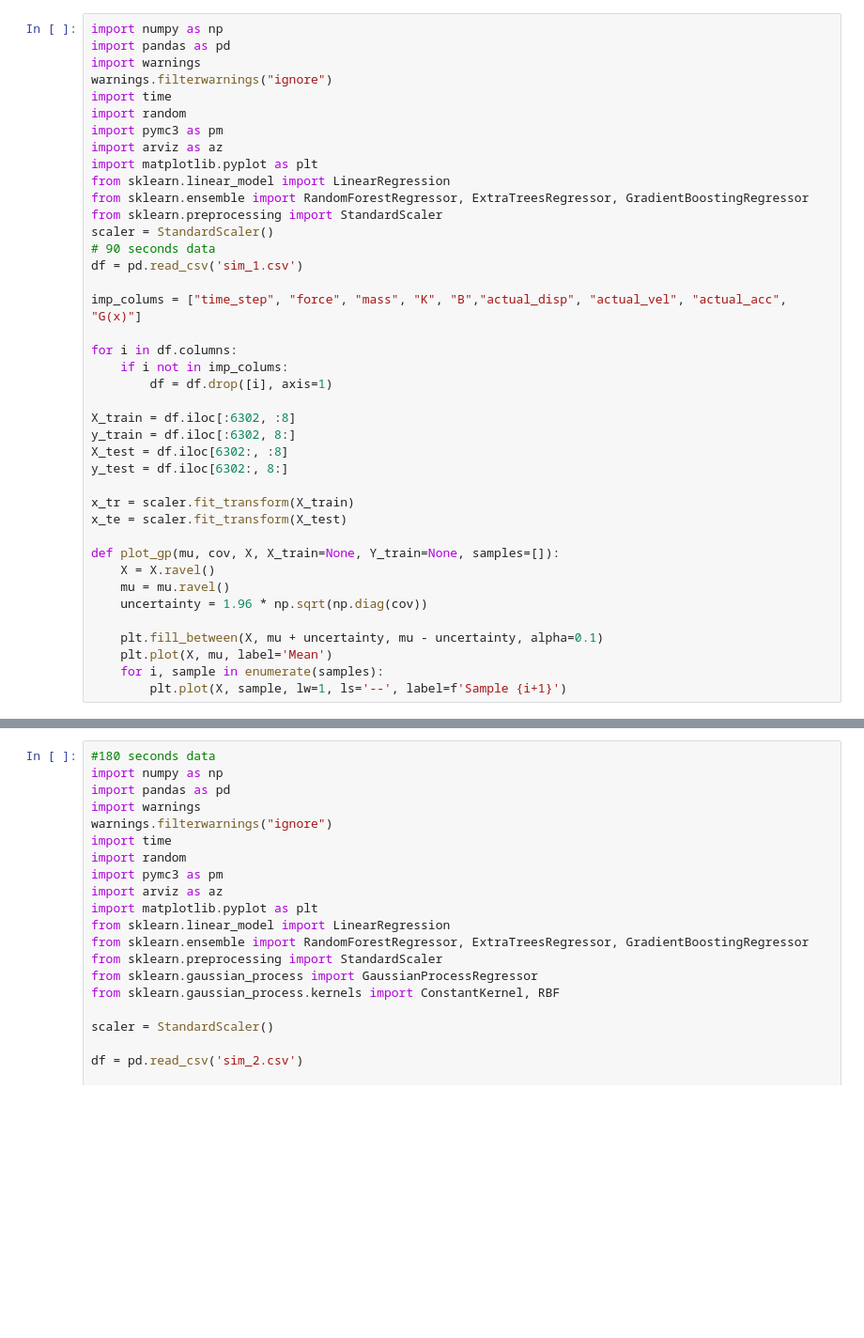
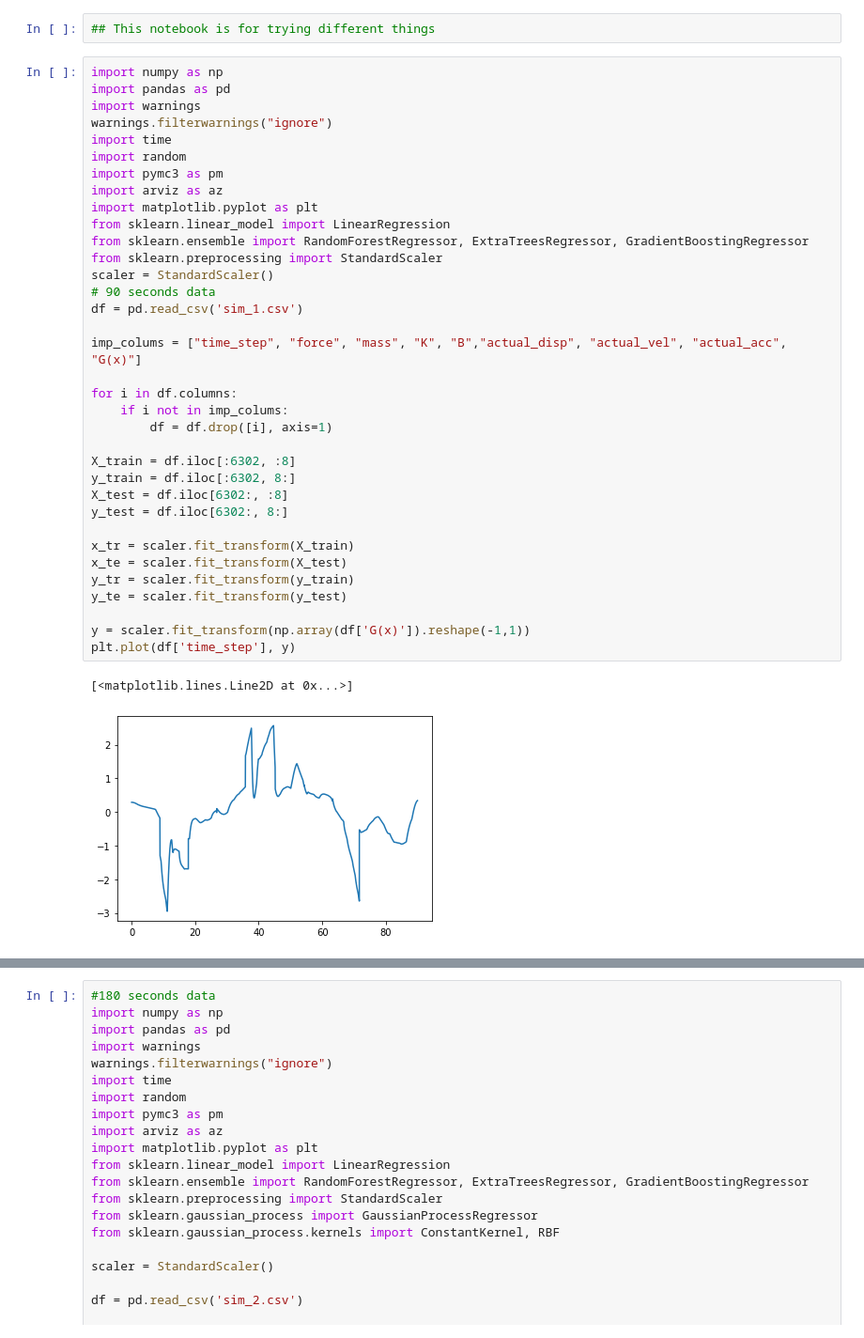
Before and after one commit to bharadwaj1098/Auto, a Jupyter notebook: model.ipynb, the cells around one changed output, grey strips where cells are left out. Shown at 94% size. Cells and saved outputs as stored; diff of their text form; blank space fills up the shorter version.

Commit message:
gp done on 2 different sim's

```diff
--- a/model.ipynb
+++ b/model.ipynb
@@ -1,40 +1,40 @@
+# %%
+## This notebook is for trying different things
 # %%
 import numpy as np
 import pandas as pd
 import warnings
 warnings.filterwarnings("ignore")
 import time
 import random
 import pymc3 as pm
 import arviz as az
 import matplotlib.pyplot as plt
 from sklearn.linear_model import LinearRegression
 from sklearn.ensemble import RandomForestRegressor, ExtraTreesRegressor, GradientBoostingRegressor
 from sklearn.preprocessing import StandardScaler
 scaler = StandardScaler()
 # 90 seconds data
 df = pd.read_csv('sim_1.csv')
 
 imp_colums = ["time_step", "force", "mass", "K", "B","actual_disp", "actual_vel", "actual_acc", "G(x)"]
 
 for i in df.columns:
     if i not in imp_colums:
         df = df.drop([i], axis=1)
 
 X_train = df.iloc[:6302, :8]
 y_train = df.iloc[:6302, 8:]
 X_test = df.iloc[6302:, :8]
 y_test = df.iloc[6302:, 8:]
 
 x_tr = scaler.fit_transform(X_train)
 x_te = scaler.fit_transform(X_test)
+y_tr = scaler.fit_transform(y_train)
+y_te = scaler.fit_transform(y_test)
 
-def plot_gp(mu, cov, X, X_train=None, Y_train=None, samples=[]):
-    X = X.ravel()
-    mu = mu.ravel()
-    uncertainty = 1.96 * np.sqrt(np.diag(cov))
-
-    plt.fill_between(X, mu + uncertainty, mu - uncertainty, alpha=0.1)
-    plt.plot(X, mu, label='Mean')
-    for i, sample in enumerate(samples):
-        plt.plot(X, sample, lw=1, ls='--', label=f'Sample {i+1}')
+y = scaler.fit_transform(np.array(df['G(x)']).reshape(-1,1))
+plt.plot(df['time_step'], y)
+# %% [output]
+[<matplotlib.lines.Line2D at 0x...>]
+[figure, added]
```
Also changed, not shown: parts of 17 cells of this notebook, 2 other files.
